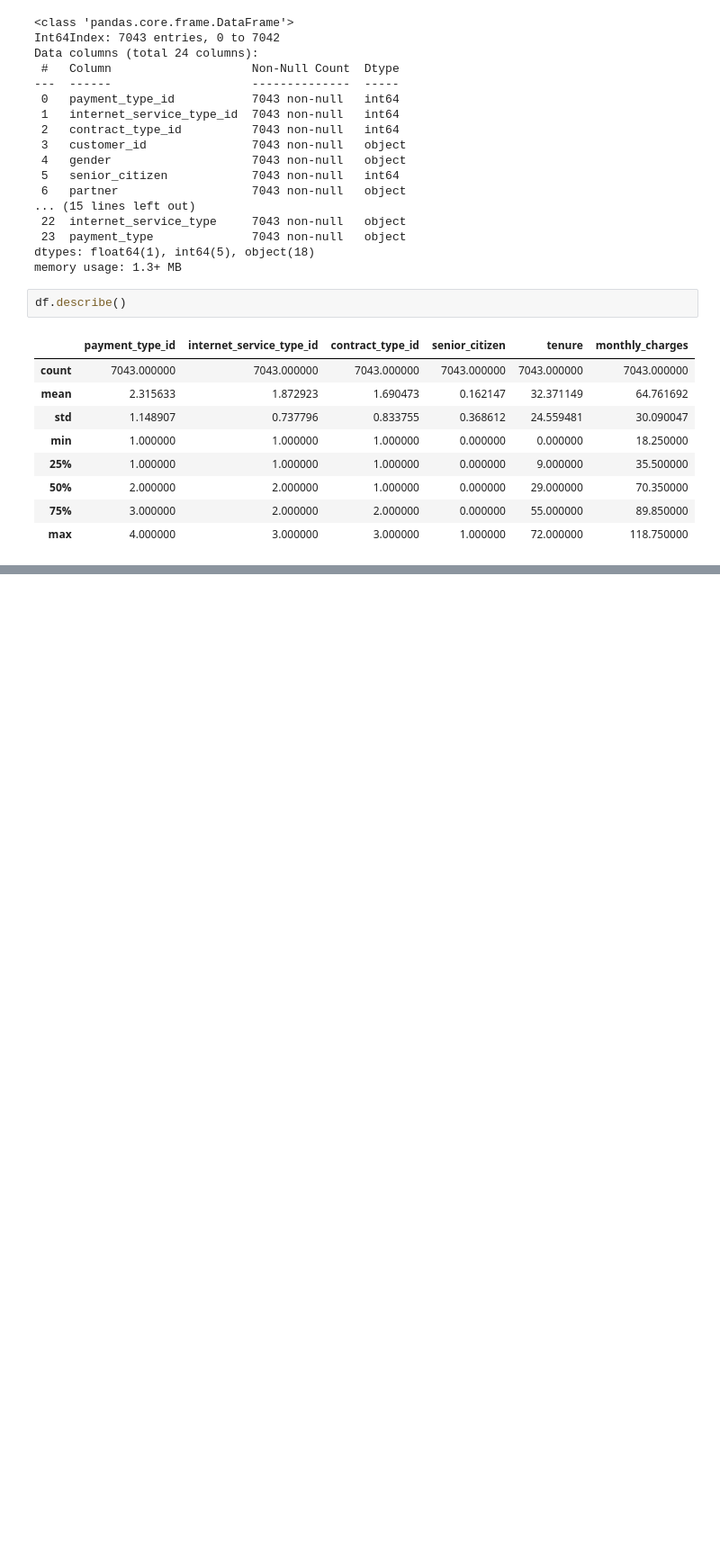
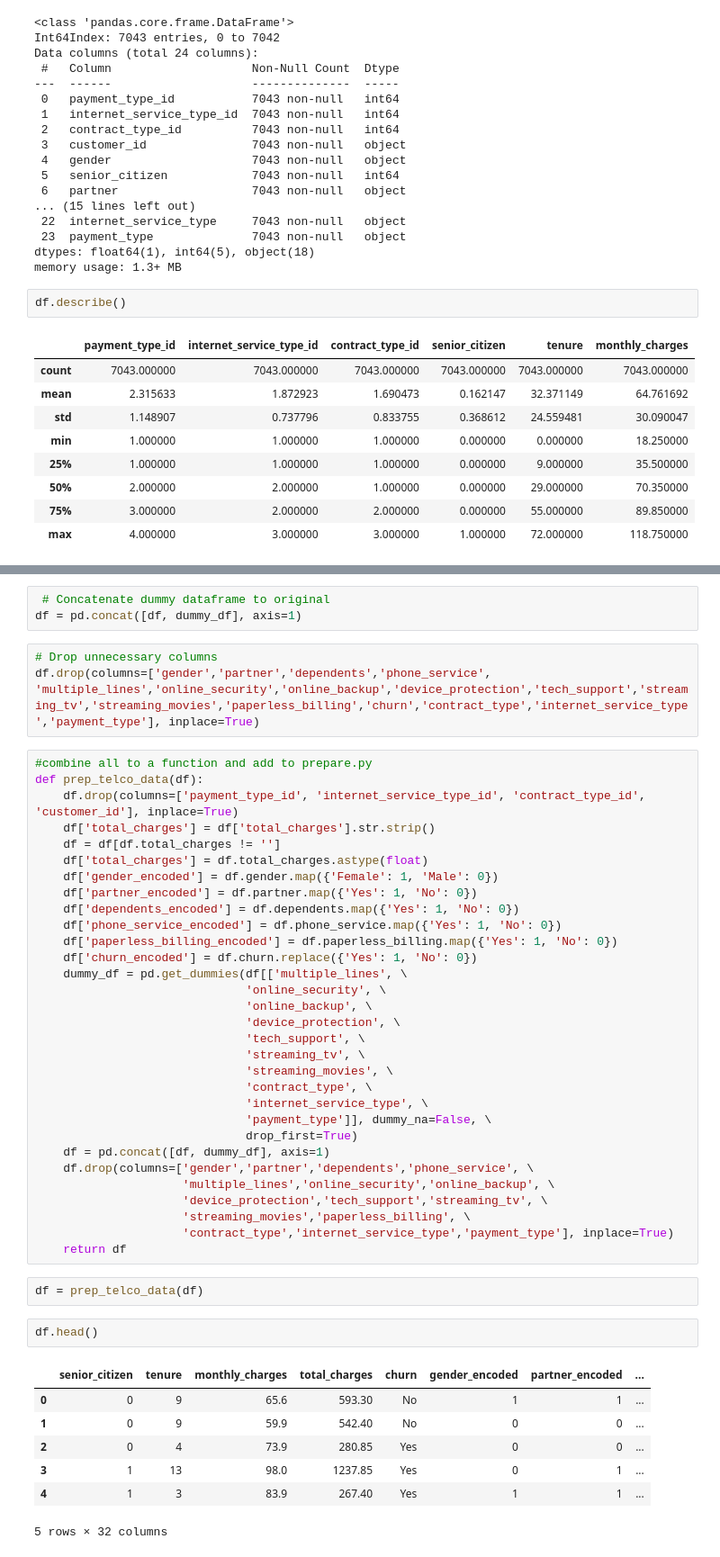
Before and after one commit to tim-keriazes/telco_project, a Jupyter notebook: telco_churn_notebook.ipynb, the cells around one changed output, grey strips where cells are left out. Shown at 90% size. Drawn from its saved outputs; the diff is of its cells as text; blank space fills up the shorter version.

```diff
--- a/telco_churn_notebook.ipynb
+++ b/telco_churn_notebook.ipynb
@@ -92,0 +119,49 @@ df.describe()
+# %%
+ # Concatenate dummy dataframe to original
+df = pd.concat([df, dummy_df], axis=1)
+# %%
+# Drop unnecessary columns
+df.drop(columns=['gender','partner','dependents','phone_service', 'multiple_lines','online_security','online_backup','device_protection','tech_support','streaming_tv','streaming_movies','paperless_billing','churn','contract_type','internet_service_type','payment_type'], inplace=True)
+# %%
+#combine all to a function and add to prepare.py
+def prep_telco_data(df):
+    df.drop(columns=['payment_type_id', 'internet_service_type_id', 'contract_type_id', 'customer_id'], inplace=True)
+    df['total_charges'] = df['total_charges'].str.strip()
+    df = df[df.total_charges != '']
+    df['total_charges'] = df.total_charges.astype(float)
+    df['gender_encoded'] = df.gender.map({'Female': 1, 'Male': 0})
+    df['partner_encoded'] = df.partner.map({'Yes': 1, 'No': 0})
+    df['dependents_encoded'] = df.dependents.map({'Yes': 1, 'No': 0})
+    df['phone_service_encoded'] = df.phone_service.map({'Yes': 1, 'No': 0})
+    df['paperless_billing_encoded'] = df.paperless_billing.map({'Yes': 1, 'No': 0})
+    df['churn_encoded'] = df.churn.replace({'Yes': 1, 'No': 0})
+    dummy_df = pd.get_dummies(df[['multiple_lines', \
+                              'online_security', \
+                              'online_backup', \
+                              'device_protection', \
+                              'tech_support', \
+                              'streaming_tv', \
+                              'streaming_movies', \
+                              'contract_type', \
+                              'internet_service_type', \
+                              'payment_type']], dummy_na=False, \
+                              drop_first=True)
+    df = pd.concat([df, dummy_df], axis=1)
+    df.drop(columns=['gender','partner','dependents','phone_service', \
+                     'multiple_lines','online_security','online_backup', \
+                     'device_protection','tech_support','streaming_tv', \
+                     'streaming_movies','paperless_billing', \
+                     'contract_type','internet_service_type','payment_type'], inplace=True)
+    return df
+# %%
+df = prep_telco_data(df)
+# %%
+df.head()
+# %% [output]
+|  | senior_citizen | tenure | monthly_charges | total_charges | churn | gender_encoded | partner_encoded | ... |
+| 0 | 0 | 9 | 65.6 | 593.30 | No | 1 | 1 | ... |
+| 1 | 0 | 9 | 59.9 | 542.40 | No | 0 | 0 | ... |
+| 2 | 0 | 4 | 73.9 | 280.85 | Yes | 0 | 0 | ... |
+| 3 | 1 | 13 | 98.0 | 1237.85 | Yes | 0 | 1 | ... |
+| 4 | 1 | 3 | 83.9 | 267.40 | Yes | 1 | 1 | ... |
+5 rows × 32 columns
```
Also changed, not shown: parts of 14 cells of this notebook, 2 other files.
